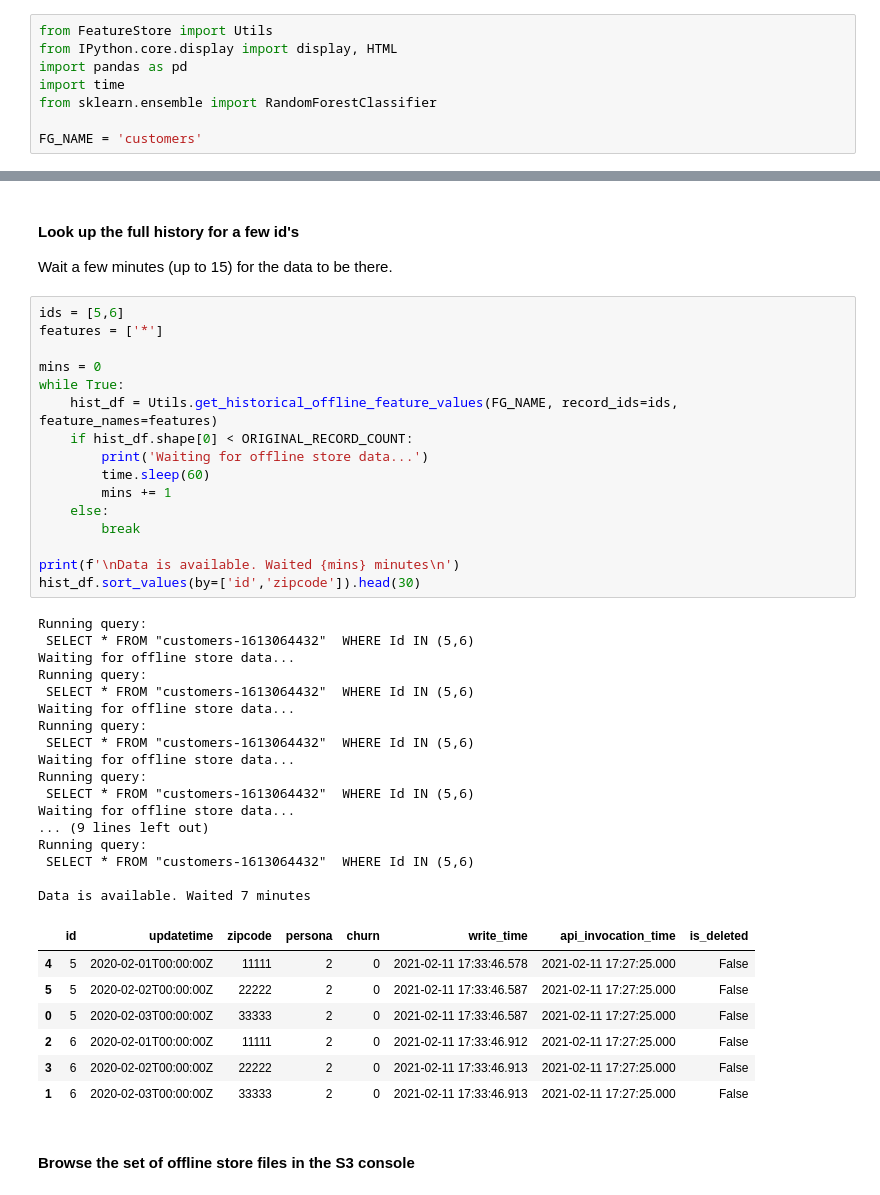
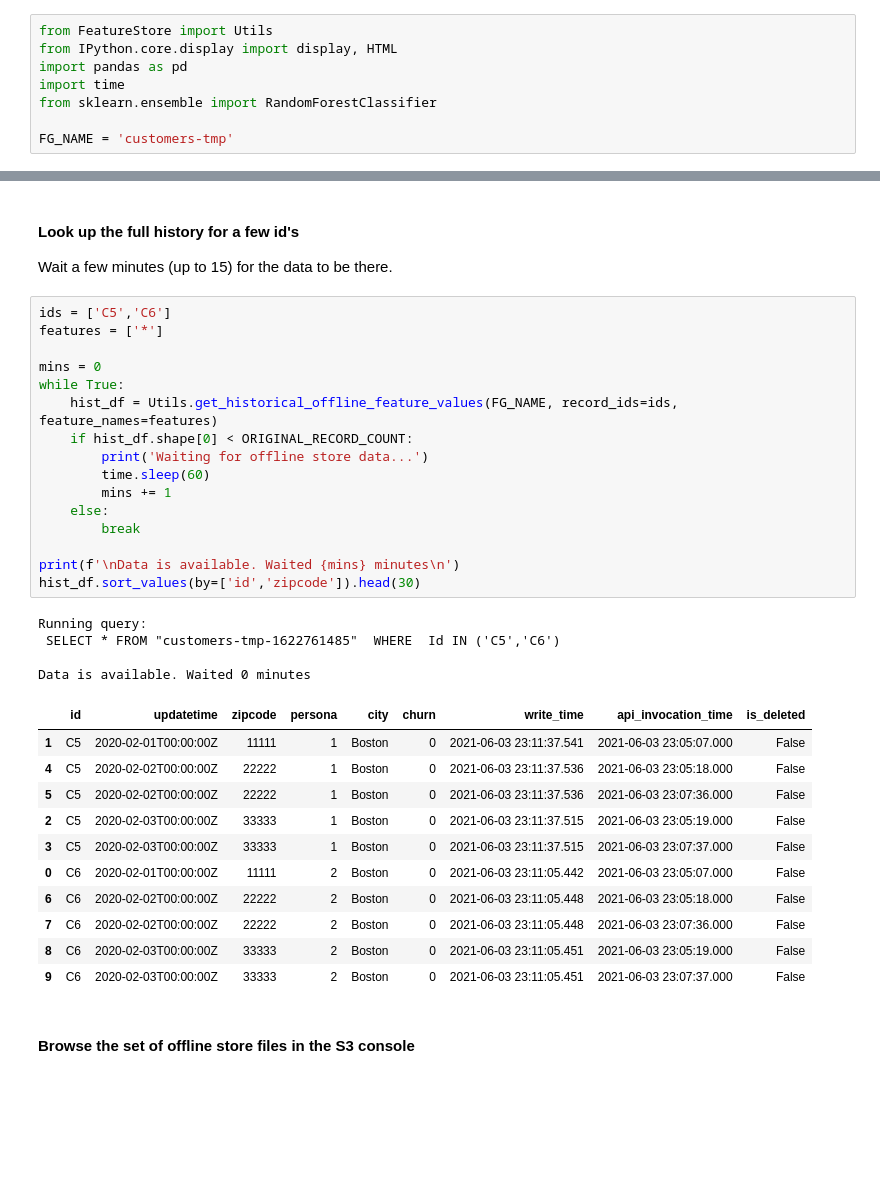
Before and after one commit to markproy/sagemaker-workshop, a Jupyter notebook: lab-hello-feature-store/hello-sagemaker-feature-store.ipynb, the cells around one changed output, grey strips where cells are left out. Drawn from its saved outputs; the diff is of its cells as text; blank space fills up the shorter version.

```diff
--- a/lab-hello-feature-store/hello-sagemaker-feature-store.ipynb
+++ b/lab-hello-feature-store/hello-sagemaker-feature-store.ipynb
@@ -10,7 +10,7 @@ import pandas as pd
 import time
 from sklearn.ensemble import RandomForestClassifier
 
-FG_NAME = 'customers'
+FG_NAME = 'customers-tmp'
 # %% [markdown]
 #### Install pyarrow for reading a sample parquet file from the offline store
 # %%
@@ -133,46 +133,37 @@ Utils.ingest_from_df(FG_NAME, df)
 #### Look up the full history for a few id's
 Wait a few minutes (up to 15) for the data to be there.
 # %%
-ids = [5,6]
+ids = ['C5','C6']
 features = ['*']
 
 mins = 0
 while True:
     hist_df = Utils.get_historical_offline_feature_values(FG_NAME, record_ids=ids, feature_names=features)
     if hist_df.shape[0] < ORIGINAL_RECORD_COUNT:
         print('Waiting for offline store data...')
         time.sleep(60)
         mins += 1
     else:
         break
 
 print(f'\nData is available. Waited {mins} minutes\n')
 hist_df.sort_values(by=['id','zipcode']).head(30)
 # %% [output]
 Running query:
- SELECT * FROM "customers-1613064432"  WHERE Id IN (5,6)
-Waiting for offline store data...
-Running query:
- SELECT * FROM "customers-1613064432"  WHERE Id IN (5,6)
-Waiting for offline store data...
-Running query:
- SELECT * FROM "customers-1613064432"  WHERE Id IN (5,6)
-Waiting for offline store data...
-Running query:
- SELECT * FROM "customers-1613064432"  WHERE Id IN (5,6)
-Waiting for offline store data...
-... (9 lines left out)
-Running query:
- SELECT * FROM "customers-1613064432"  WHERE Id IN (5,6)
+ SELECT * FROM "customers-tmp-1622761485"  WHERE  Id IN ('C5','C6')
 
-Data is available. Waited 7 minutes
+Data is available. Waited 0 minutes
-|  | id | updatetime | zipcode | persona | churn | write_time | api_invocation_time | is_deleted |
-| 4 | 5 | 2020-02-01T00:00:00Z | 11111 | 2 | 0 | 2021-02-11 17:33:46.578 | 2021-02-11 17:27:25.000 | False |
-| 5 | 5 | 2020-02-02T00:00:00Z | 22222 | 2 | 0 | 2021-02-11 17:33:46.587 | 2021-02-11 17:27:25.000 | False |
-| 0 | 5 | 2020-02-03T00:00:00Z | 33333 | 2 | 0 | 2021-02-11 17:33:46.587 | 2021-02-11 17:27:25.000 | False |
-| 2 | 6 | 2020-02-01T00:00:00Z | 11111 | 2 | 0 | 2021-02-11 17:33:46.912 | 2021-02-11 17:27:25.000 | False |
-| 3 | 6 | 2020-02-02T00:00:00Z | 22222 | 2 | 0 | 2021-02-11 17:33:46.913 | 2021-02-11 17:27:25.000 | False |
-| 1 | 6 | 2020-02-03T00:00:00Z | 33333 | 2 | 0 | 2021-02-11 17:33:46.913 | 2021-02-11 17:27:25.000 | False |
+|  | id | updatetime | zipcode | persona | city | churn | write_time | api_invocation_time | is_deleted |
+| 1 | C5 | 2020-02-01T00:00:00Z | 11111 | 1 | Boston | 0 | 2021-06-03 23:11:37.541 | 2021-06-03 23:05:07.000 | False |
+| 4 | C5 | 2020-02-02T00:00:00Z | 22222 | 1 | Boston | 0 | 2021-06-03 23:11:37.536 | 2021-06-03 23:05:18.000 | False |
+| 5 | C5 | 2020-02-02T00:00:00Z | 22222 | 1 | Boston | 0 | 2021-06-03 23:11:37.536 | 2021-06-03 23:07:36.000 | False |
+| 2 | C5 | 2020-02-03T00:00:00Z | 33333 | 1 | Boston | 0 | 2021-06-03 23:11:37.515 | 2021-06-03 23:05:19.000 | False |
+| 3 | C5 | 2020-02-03T00:00:00Z | 33333 | 1 | Boston | 0 | 2021-06-03 23:11:37.515 | 2021-06-03 23:07:37.000 | False |
+| 0 | C6 | 2020-02-01T00:00:00Z | 11111 | 2 | Boston | 0 | 2021-06-03 23:11:05.442 | 2021-06-03 23:05:07.000 | False |
+| 6 | C6 | 2020-02-02T00:00:00Z | 22222 | 2 | Boston | 0 | 2021-06-03 23:11:05.448 | 2021-06-03 23:05:18.000 | False |
+| 7 | C6 | 2020-02-02T00:00:00Z | 22222 | 2 | Boston | 0 | 2021-06-03 23:11:05.448 | 2021-06-03 23:07:36.000 | False |
+| 8 | C6 | 2020-02-03T00:00:00Z | 33333 | 2 | Boston | 0 | 2021-06-03 23:11:05.451 | 2021-06-03 23:05:19.000 | False |
+| 9 | C6 | 2020-02-03T00:00:00Z | 33333 | 2 | Boston | 0 | 2021-06-03 23:11:05.451 | 2021-06-03 23:07:37.000 | False |
 # %% [markdown]
 #### Browse the set of offline store files in the S3 console
 # %%
```
Also changed, not shown: parts of 34 cells of this notebook, 2 other files.
